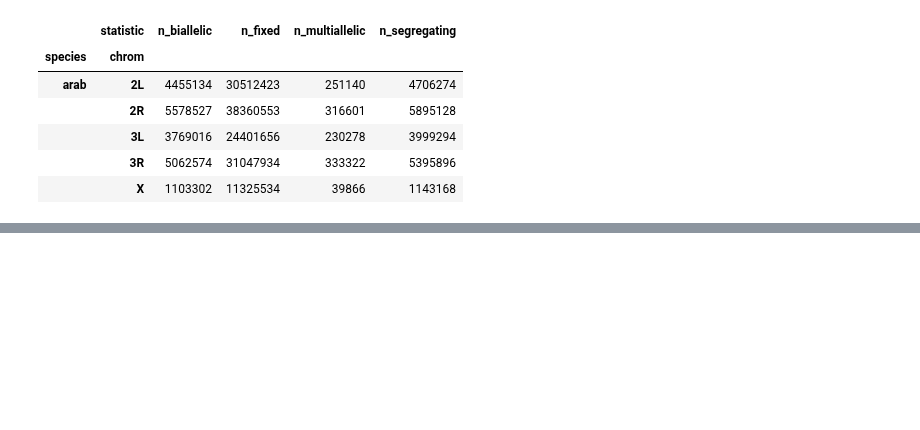
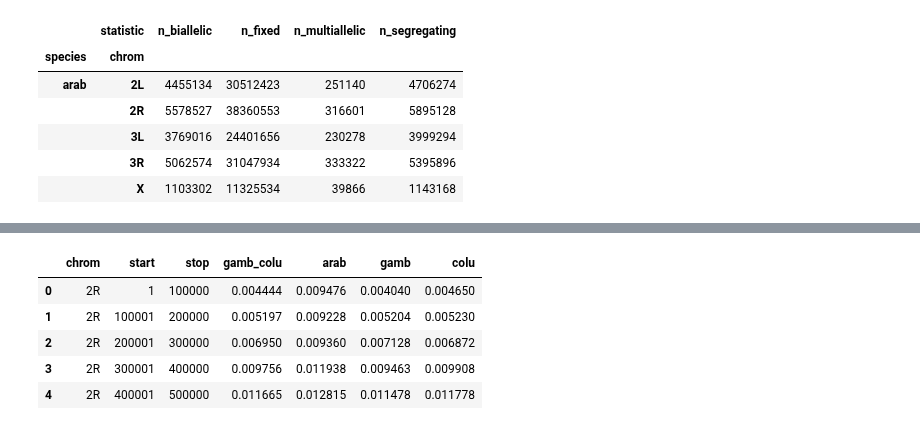
Before and after one commit to malariagen/ag1000g-phase3-data-paper, a Jupyter notebook: notebooks/report_snp_discovery_summary.ipynb, the cells around one changed output, grey strips where cells are left out. Drawn from its saved outputs; the diff is of its cells as text; code cells hidden in the pictures; blank space fills up the shorter version.

```diff
--- a/notebooks/report_snp_discovery_summary.ipynb
+++ b/notebooks/report_snp_discovery_summary.ipynb
@@ -307,0 +337,10 @@ intersection_df.to_csv(
+# %%
+frac_nonref_windows = pd.concat(dataframe_frac_non_ref, names=["chrom", "ix"]).reset_index().drop("ix", axis=1)
+frac_nonref_windows.head()
+# %% [output]
+|  | chrom | start | stop | gamb_colu | arab | gamb | colu |
+| 0 | 2R | 1 | 100000 | 0.004444 | 0.009476 | 0.004040 | 0.004650 |
+| 1 | 2R | 100001 | 200000 | 0.005197 | 0.009228 | 0.005204 | 0.005230 |
+| 2 | 2R | 200001 | 300000 | 0.006950 | 0.009360 | 0.007128 | 0.006872 |
+| 3 | 2R | 300001 | 400000 | 0.009756 | 0.011938 | 0.009463 | 0.009908 |
+| 4 | 2R | 400001 | 500000 | 0.011665 | 0.012815 | 0.011478 | 0.011778 |
```
Also changed, not shown: parts of 12 cells of this notebook.
